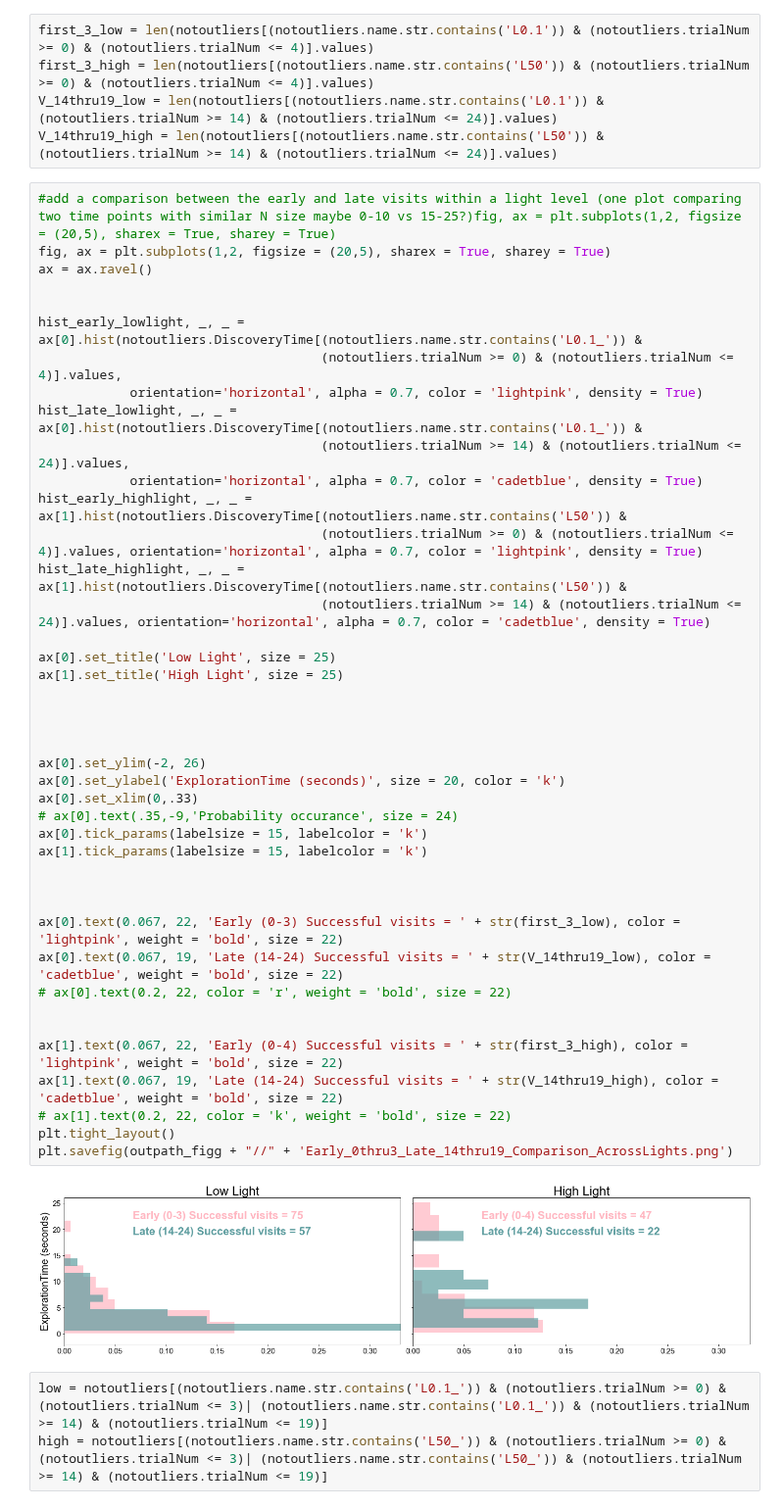
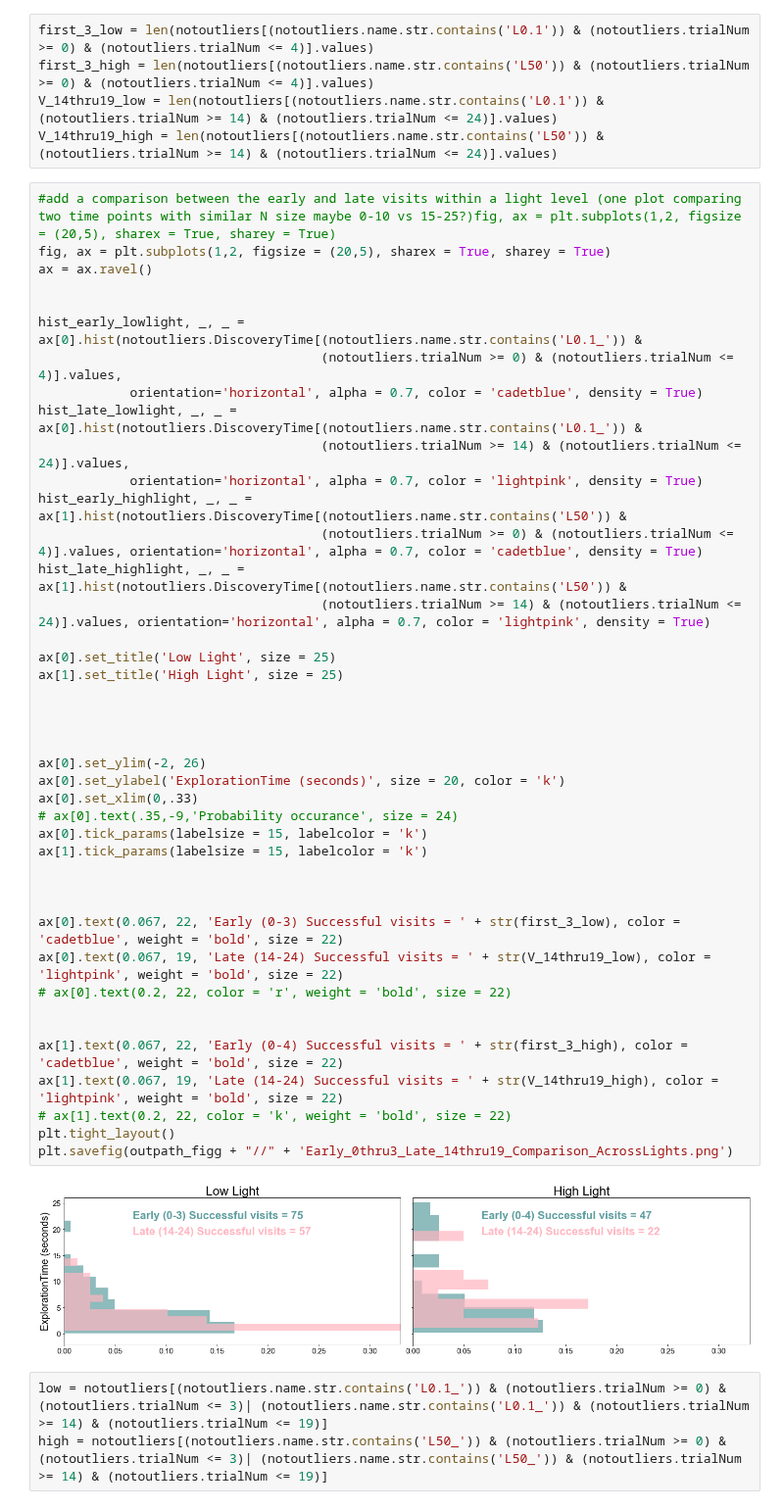
Before and after one commit to itsMahad/ManducaMultiSenseFeeding, a Jupyter notebook: A_Step3_Learning_Curves_And_Probability_Distributions_Git.ipynb, the cells around one changed output. Shown at 98% size. Saved outputs shown, nothing was run; the diff lists cells and outputs as text.

Commit message:
Update 8/13: Plotting Changes
This update changed plots to reflect clearer graphics for figure panel

```diff
--- a/A_Step3_Learning_Curves_And_Probability_Distributions_Git.ipynb
+++ b/A_Step3_Learning_Curves_And_Probability_Distributions_Git.ipynb
@@ -513,42 +531,42 @@ ax = ax.ravel()
 
 hist_early_lowlight, _, _ = ax[0].hist(notoutliers.DiscoveryTime[(notoutliers.name.str.contains('L0.1_')) &
                                      (notoutliers.trialNum >= 0) & (notoutliers.trialNum <= 4)].values,
-            orientation='horizontal', alpha = 0.7, color = 'lightpink', density = True)
+            orientation='horizontal', alpha = 0.7, color = 'cadetblue', density = True)
 hist_late_lowlight, _, _ = ax[0].hist(notoutliers.DiscoveryTime[(notoutliers.name.str.contains('L0.1_')) &
                                      (notoutliers.trialNum >= 14) & (notoutliers.trialNum <= 24)].values,
-            orientation='horizontal', alpha = 0.7, color = 'cadetblue', density = True)
+            orientation='horizontal', alpha = 0.7, color = 'lightpink', density = True)
 hist_early_highlight, _, _ = ax[1].hist(notoutliers.DiscoveryTime[(notoutliers.name.str.contains('L50')) &
-                                     (notoutliers.trialNum >= 0) & (notoutliers.trialNum <= 4)].values, orientation='horizontal', alpha = 0.7, color = 'lightpink', density = True)
+                                     (notoutliers.trialNum >= 0) & (notoutliers.trialNum <= 4)].values, orientation='horizontal', alpha = 0.7, color = 'cadetblue', density = True)
 hist_late_highlight, _, _ = ax[1].hist(notoutliers.DiscoveryTime[(notoutliers.name.str.contains('L50')) &
-                                     (notoutliers.trialNum >= 14) & (notoutliers.trialNum <= 24)].values, orientation='horizontal', alpha = 0.7, color = 'cadetblue', density = True)
+                                     (notoutliers.trialNum >= 14) & (notoutliers.trialNum <= 24)].values, orientation='horizontal', alpha = 0.7, color = 'lightpink', density = True)
 
 ax[0].set_title('Low Light', size = 25)
 ax[1].set_title('High Light', size = 25)
 
 
 
 
 ax[0].set_ylim(-2, 26)
 ax[0].set_ylabel('ExplorationTime (seconds)', size = 20, color = 'k')
 ax[0].set_xlim(0,.33)
 # ax[0].text(.35,-9,'Probability occurance', size = 24)
 ax[0].tick_params(labelsize = 15, labelcolor = 'k')
 ax[1].tick_params(labelsize = 15, labelcolor = 'k')
 
 
 
-ax[0].text(0.067, 22, 'Early (0-3) Successful visits = ' + str(first_3_low), color = 'lightpink', weight = 'bold', size = 22)
-ax[0].text(0.067, 19, 'Late (14-24) Successful visits = ' + str(V_14thru19_low), color = 'cadetblue', weight = 'bold', size = 22)
+ax[0].text(0.067, 22, 'Early (0-3) Successful visits = ' + str(first_3_low), color = 'cadetblue', weight = 'bold', size = 22)
+ax[0].text(0.067, 19, 'Late (14-24) Successful visits = ' + str(V_14thru19_low), color = 'lightpink', weight = 'bold', size = 22)
 # ax[0].text(0.2, 22, color = 'r', weight = 'bold', size = 22)
 
 
-ax[1].text(0.067, 22, 'Early (0-4) Successful visits = ' + str(first_3_high), color = 'lightpink', weight = 'bold', size = 22)
-ax[1].text(0.067, 19, 'Late (14-24) Successful visits = ' + str(V_14thru19_high), color = 'cadetblue', weight = 'bold', size = 22)
+ax[1].text(0.067, 22, 'Early (0-4) Successful visits = ' + str(first_3_high), color = 'cadetblue', weight = 'bold', size = 22)
+ax[1].text(0.067, 19, 'Late (14-24) Successful visits = ' + str(V_14thru19_high), color = 'lightpink', weight = 'bold', size = 22)
 # ax[1].text(0.2, 22, color = 'k', weight = 'bold', size = 22)
 plt.tight_layout()
 plt.savefig(outpath_figg + "//" + 'Early_0thru3_Late_14thru19_Comparison_AcrossLights.png')
 # %% [output]
-[figure, old version]
+[figure, new version]
 # %%
 low = notoutliers[(notoutliers.name.str.contains('L0.1_')) & (notoutliers.trialNum >= 0) & (notoutliers.trialNum <= 3)| (notoutliers.name.str.contains('L0.1_')) & (notoutliers.trialNum >= 14) & (notoutliers.trialNum <= 19)]
 high = notoutliers[(notoutliers.name.str.contains('L50_')) & (notoutliers.trialNum >= 0) & (notoutliers.trialNum <= 3)| (notoutliers.name.str.contains('L50_')) & (notoutliers.trialNum >= 14) & (notoutliers.trialNum <= 19)]
```
Also changed, not shown: parts of 4 cells of this notebook.
